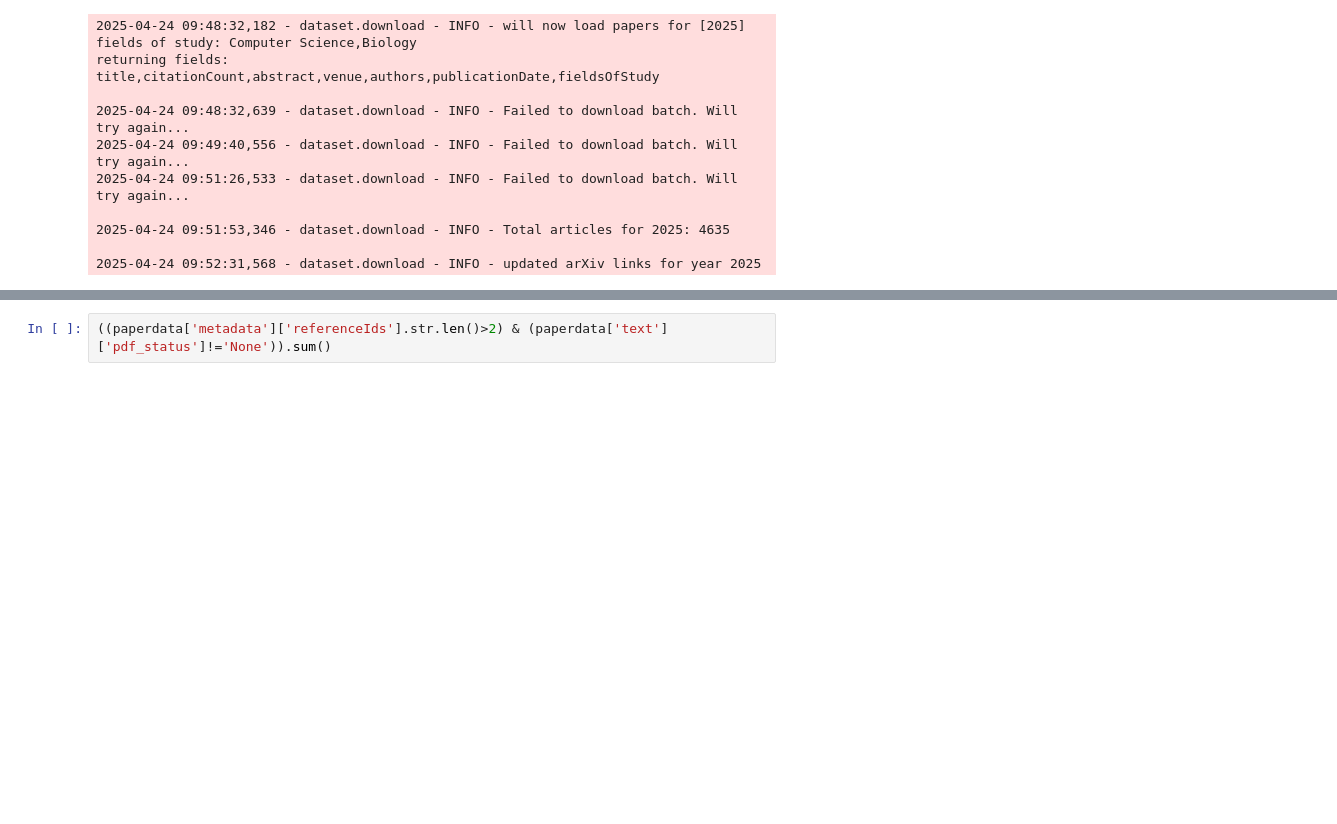
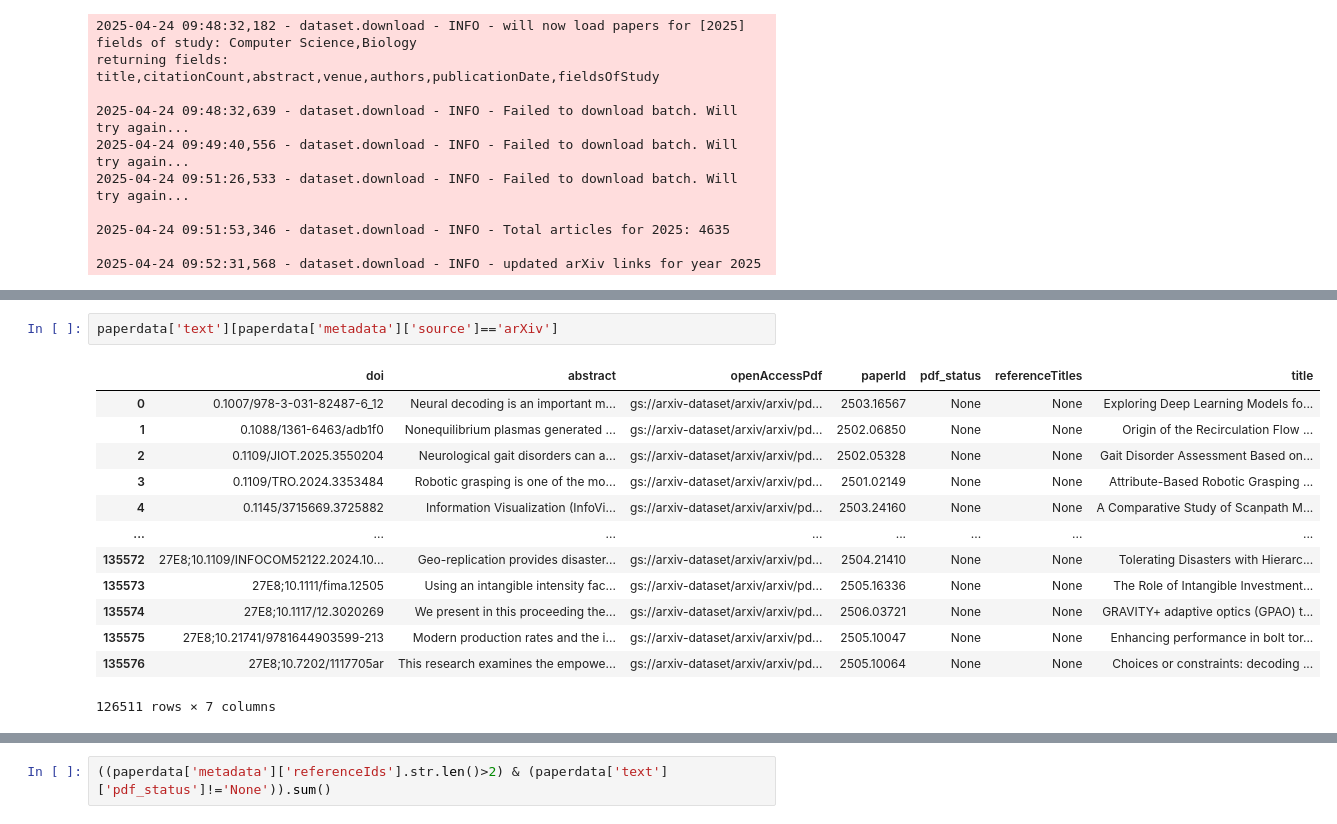
Before and after one commit to justjul/asXai, a Jupyter notebook: notebooks/process.ipynb, the cells around one changed output, grey strips where cells are left out. Cells and saved outputs as stored; diff of their text form; blank space fills up the shorter version.

```diff
--- a/notebooks/process.ipynb
+++ b/notebooks/process.ipynb
@@ -74,0 +79,16 @@ display(paperdata['text'])
+# %%
+paperdata['text'][paperdata['metadata']['source']=='arXiv']
+# %% [output]
+|  | doi | abstract | openAccessPdf | paperId | pdf_status | referenceTitles | title |
+| 0 | 0.1007/978-3-031-82487-6_12 | Neural decoding is an important m... | gs://arxiv-dataset/arxiv/arxiv/pd... | 2503.16567 | None | None | Exploring Deep Learning Models fo... |
+| 1 | 0.1088/1361-6463/adb1f0 | Nonequilibrium plasmas generated ... | gs://arxiv-dataset/arxiv/arxiv/pd... | 2502.06850 | None | None | Origin of the Recirculation Flow ... |
+| 2 | 0.1109/JIOT.2025.3550204 | Neurological gait disorders can a... | gs://arxiv-dataset/arxiv/arxiv/pd... | 2502.05328 | None | None | Gait Disorder Assessment Based on... |
+| 3 | 0.1109/TRO.2024.3353484 | Robotic grasping is one of the mo... | gs://arxiv-dataset/arxiv/arxiv/pd... | 2501.02149 | None | None | Attribute-Based Robotic Grasping ... |
+| 4 | 0.1145/3715669.3725882 | Information Visualization (InfoVi... | gs://arxiv-dataset/arxiv/arxiv/pd... | 2503.24160 | None | None | A Comparative Study of Scanpath M... |
+| ... | ... | ... | ... | ... | ... | ... | ... |
+| 135572 | 27E8;10.1109/INFOCOM52122.2024.10... | Geo-replication provides disaster... | gs://arxiv-dataset/arxiv/arxiv/pd... | 2504.21410 | None | None | Tolerating Disasters with Hierarc... |
+| 135573 | 27E8;10.1111/fima.12505 | Using an intangible intensity fac... | gs://arxiv-dataset/arxiv/arxiv/pd... | 2505.16336 | None | None | The Role of Intangible Investment... |
+| 135574 | 27E8;10.1117/12.3020269 | We present in this proceeding the... | gs://arxiv-dataset/arxiv/arxiv/pd... | 2506.03721 | None | None | GRAVITY+ adaptive optics (GPAO) t... |
+| 135575 | 27E8;10.21741/9781644903599-213 | Modern production rates and the i... | gs://arxiv-dataset/arxiv/arxiv/pd... | 2505.10047 | None | None | Enhancing performance in bolt tor... |
+| 135576 | 27E8;10.7202/1117705ar | This research examines the empowe... | gs://arxiv-dataset/arxiv/arxiv/pd... | 2505.10064 | None | None | Choices or constraints: decoding ... |
+126511 rows × 7 columns
```
Also changed, not shown: parts of 18 cells of this notebook, 10 other files.
